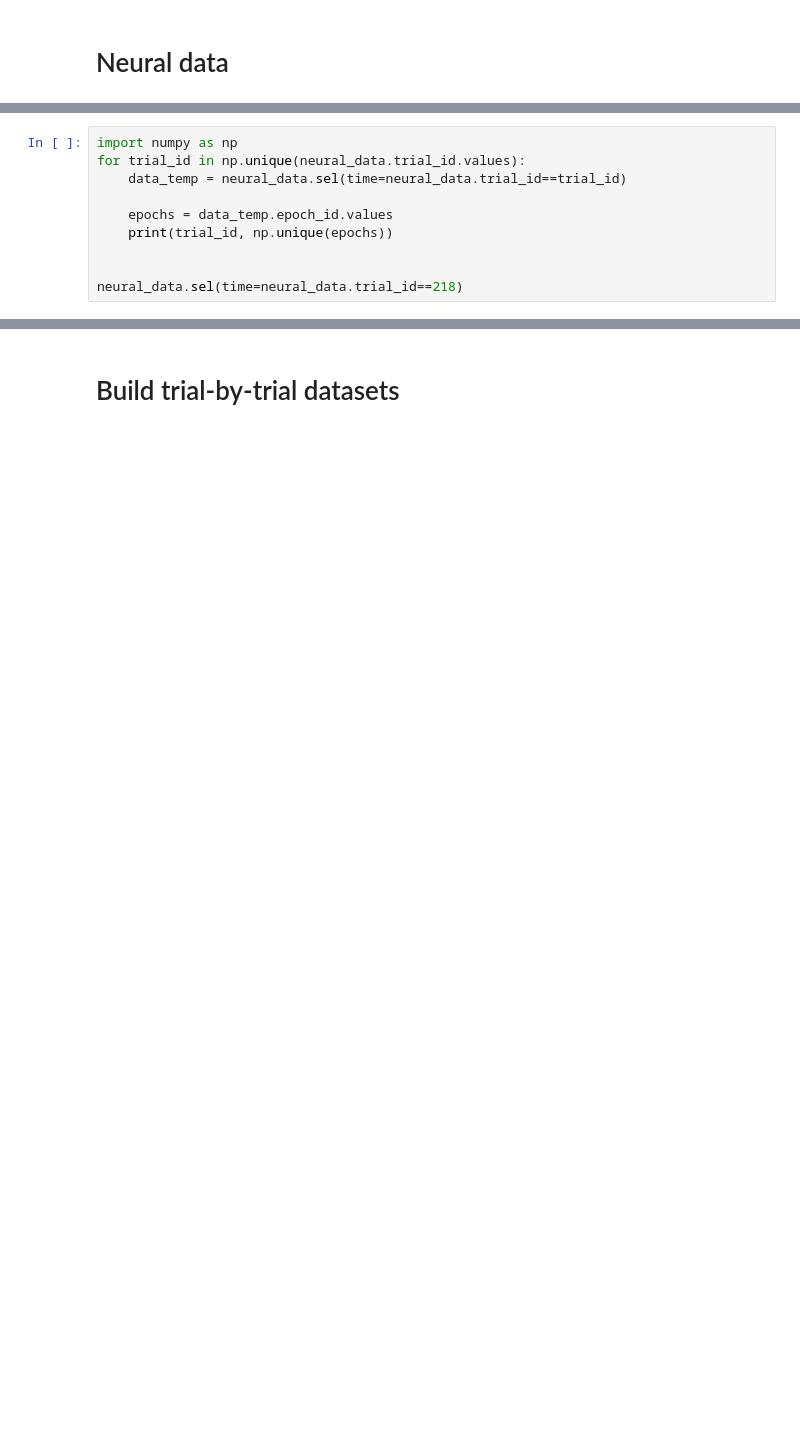
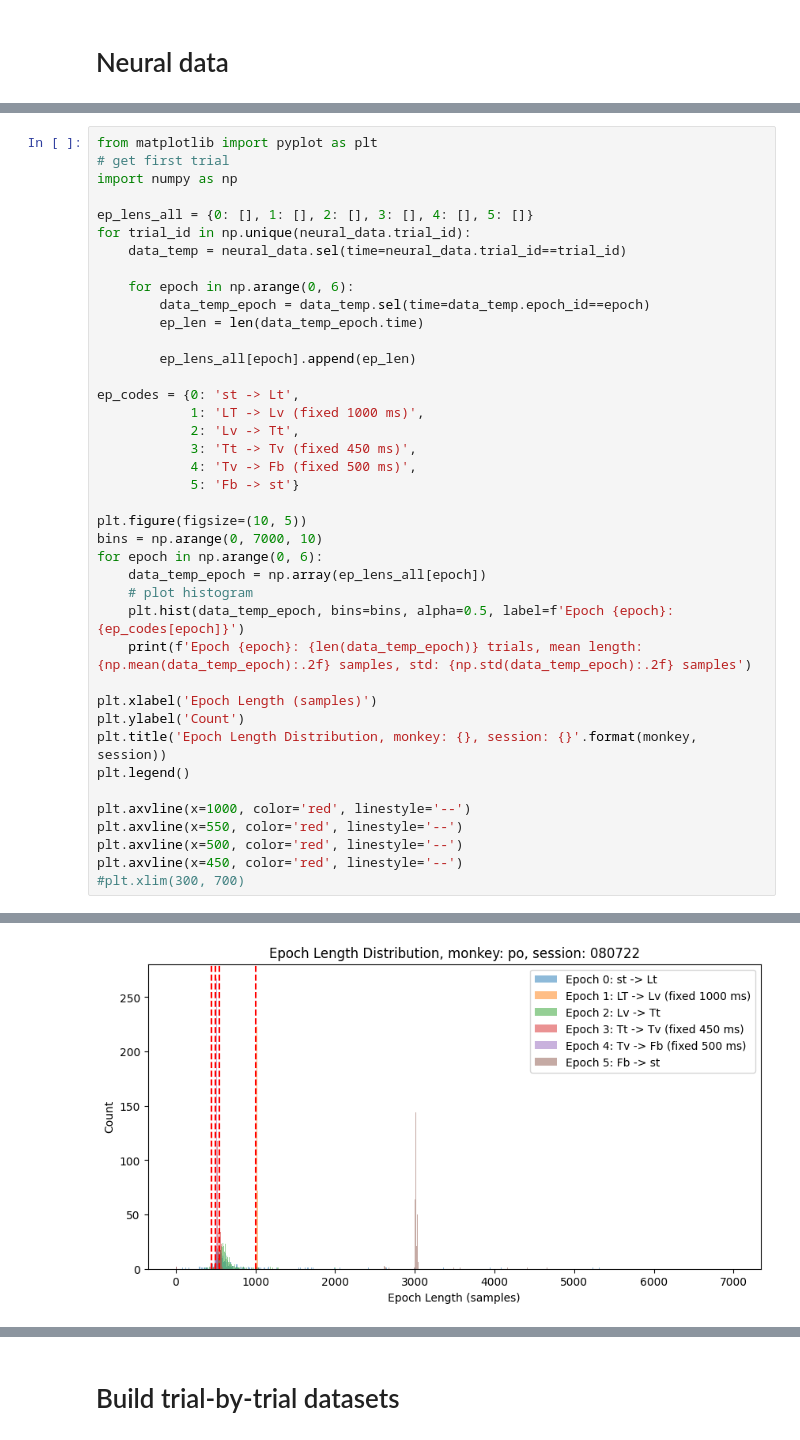
Before and after one commit to ungzs1/popy_05, a Jupyter notebook: notebooks/preprocessing_sessions/intro_to_data_loading.ipynb, the cells around one changed output, grey strips where cells are left out. Saved outputs shown, nothing was run; the diff lists cells and outputs as text; blank space fills up the shorter version.

```diff
--- a/notebooks/preprocessing_sessions/intro_to_data_loading.ipynb
+++ b/notebooks/preprocessing_sessions/intro_to_data_loading.ipynb
@@ -62,13 +62,3 @@ Data variables:
     spike_trains      (unit, time) float64 0.0 0.0 0.0 0.0 ... 0.0 0.0 0.0 0.0
 Attributes:
     bin_size:  0.001
-# %%
-import numpy as np
-for trial_id in np.unique(neural_data.trial_id.values):
-    data_temp = neural_data.sel(time=neural_data.trial_id==trial_id)
-
-    epochs = data_temp.epoch_id.values
-    print(trial_id, np.unique(epochs))
-
-
-neural_data.sel(time=neural_data.trial_id==218)
@@ -109,0 +65,41 @@ Attributes:
+# %%
+from matplotlib import pyplot as plt
+# get first trial
+import numpy as np
+
+ep_lens_all = {0: [], 1: [], 2: [], 3: [], 4: [], 5: []}
+for trial_id in np.unique(neural_data.trial_id):
+    data_temp = neural_data.sel(time=neural_data.trial_id==trial_id)
+
+    for epoch in np.arange(0, 6):
+        data_temp_epoch = data_temp.sel(time=data_temp.epoch_id==epoch)
+        ep_len = len(data_temp_epoch.time)
+
+        ep_lens_all[epoch].append(ep_len)
+
+ep_codes = {0: 'st -> Lt',
+            1: 'LT -> Lv (fixed 1000 ms)',
+            2: 'Lv -> Tt',
+            3: 'Tt -> Tv (fixed 450 ms)',
+            4: 'Tv -> Fb (fixed 500 ms)',
+            5: 'Fb -> st'}
+
+plt.figure(figsize=(10, 5))
+bins = np.arange(0, 7000, 10)
+for epoch in np.arange(0, 6):
+    data_temp_epoch = np.array(ep_lens_all[epoch])
+    # plot histogram
+    plt.hist(data_temp_epoch, bins=bins, alpha=0.5, label=f'Epoch {epoch}: {ep_codes[epoch]}')
+    print(f'Epoch {epoch}: {len(data_temp_epoch)} trials, mean length: {np.mean(data_temp_epoch):.2f} samples, std: {np.std(data_temp_epoch):.2f} samples')
+
+plt.xlabel('Epoch Length (samples)')
+plt.ylabel('Count')
+plt.title('Epoch Length Distribution, monkey: {}, session: {}'.format(monkey, session))
+plt.legend()
+
+plt.axvline(x=1000, color='red', linestyle='--')
+plt.axvline(x=550, color='red', linestyle='--')
+plt.axvline(x=500, color='red', linestyle='--')
+plt.axvline(x=450, color='red', linestyle='--')
+#plt.xlim(300, 700)
+# %% [output]
@@ -110,3 +113,4 @@ Attributes:
+[figure, added]
 # %%
 neural_data = add_firing_rates(neural_data, method='gauss', std=0.05)
 
```
Also changed, not shown: parts of 12 cells of this notebook, 32 other files.
